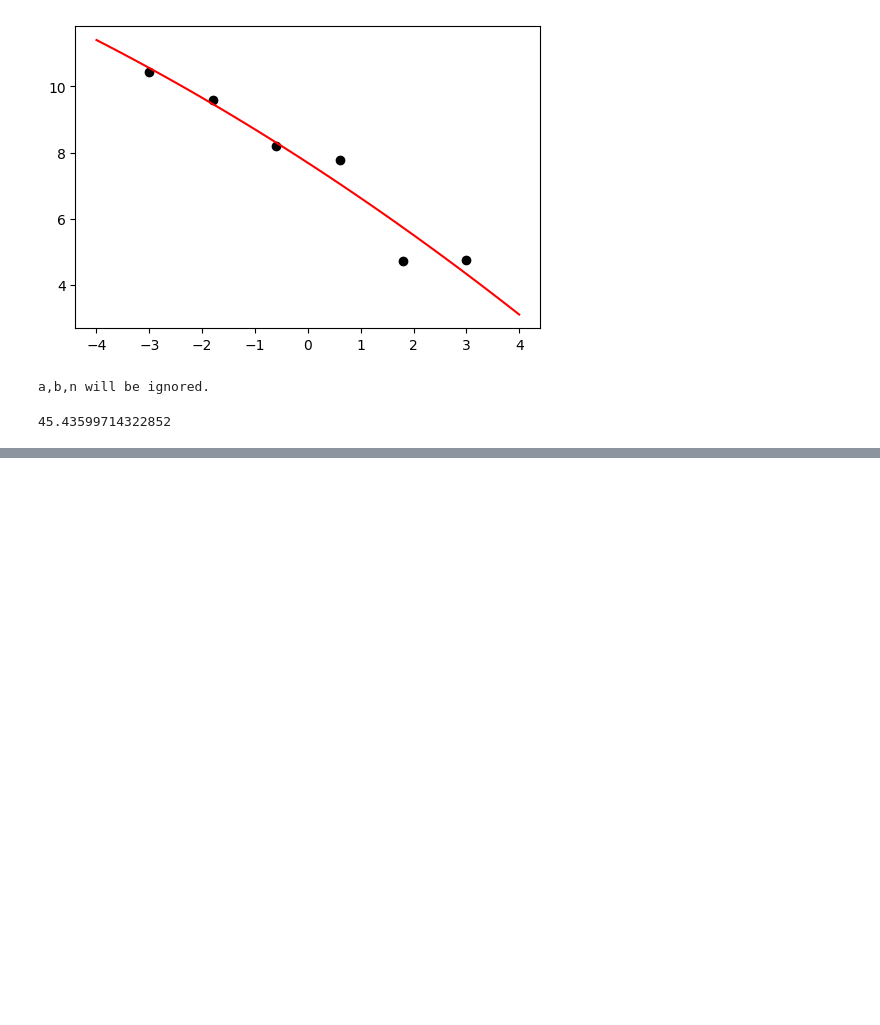
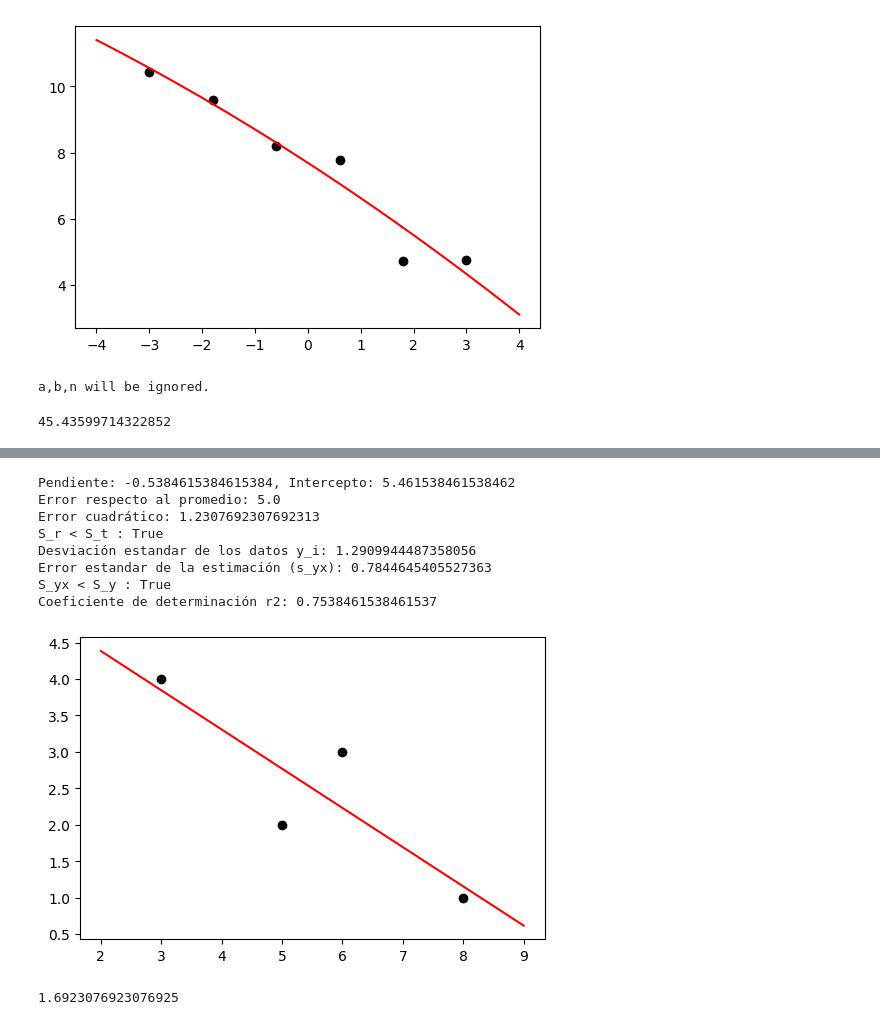
Before and after one commit to gmauricio-toledo/UNISON-teaching, a Jupyter notebook: Examen2.ipynb, the cells around one changed output, grey strips where cells are left out. Drawn from its saved outputs; the diff is of its cells as text; code cells hidden in the pictures; blank space fills up the shorter version.

```diff
--- a/Examen2.ipynb
+++ b/Examen2.ipynb
@@ -93,0 +115,21 @@ a,b,n will be ignored.
+# %%
+from interpolacion_aproximacion import RegresionLineal
+
+rl = RegresionLineal(grado=1)
+rl.fit(X)
+rl.metrics()
+rl.plot()
+# %% [output]
+Pendiente: -0.5384615384615384, Intercepto: 5.461538461538462
+Error respecto al promedio: 5.0
+Error cuadrático: 1.2307692307692313
+S_r < S_t : True
+Desviación estandar de los datos y_i: 1.2909944487358056
+Error estandar de la estimación (s_yx): 0.7844645405527363
+S_yx < S_y : True
+Coeficiente de determinación r2: 0.7538461538461537
+[figure, added]
+# %%
+rl.eval(7)
+# %% [output]
+1.6923076923076925
```
Also changed, not shown: parts of 7 cells of this notebook, 2 other files.
